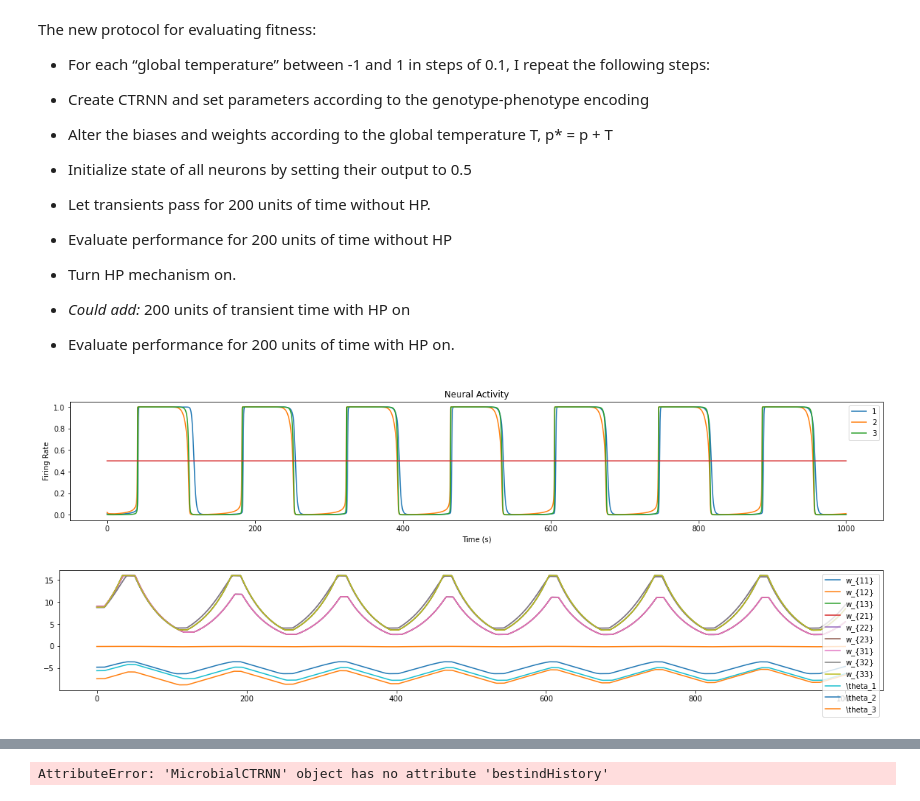
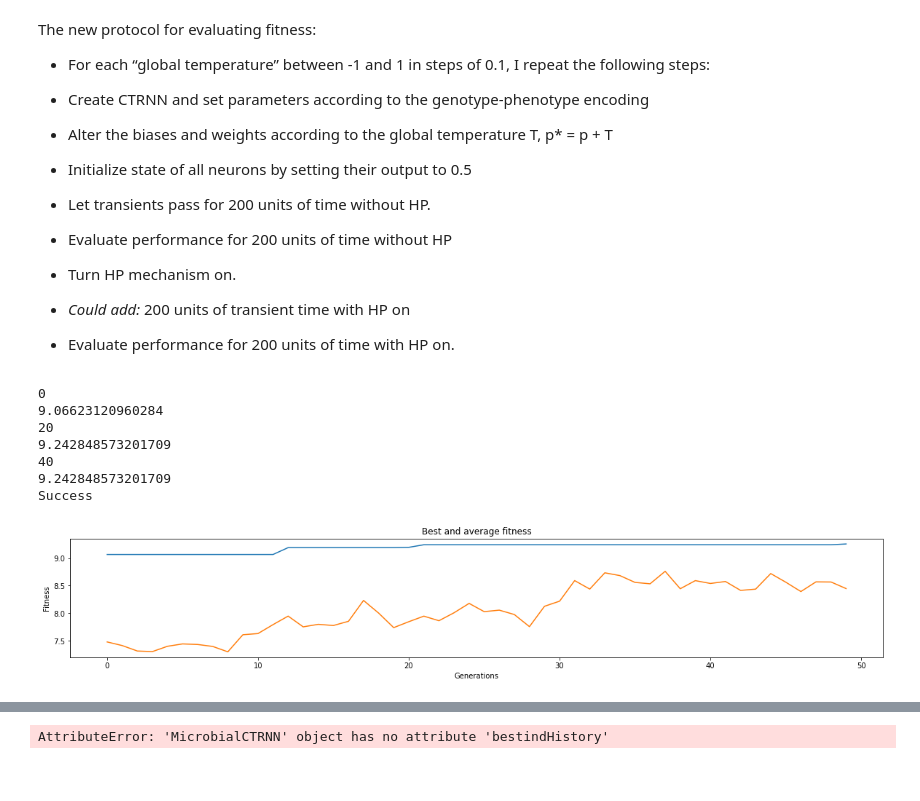
Before and after one commit to ljstolting/PyloricCTRNNHomeostasis, a Jupyter notebook: Rate of Change Evolution.ipynb, the cells around one changed output, grey strips where cells are left out. Saved outputs shown, nothing was run; the diff lists cells and outputs as text; code cells hidden in the pictures; blank space fills up the shorter version.

```diff
--- a/Rate of Change Evolution.ipynb
+++ b/Rate of Change Evolution.ipynb
@@ -8,12 +8,12 @@ from SampleGenerators import randomCTRNNsample
 from HPevolution import *
 from acceptance import *
 # %%
-dt = .025
+dt = .1
 HPgenome3 = np.array([.1,.1,.1,.9,.9,.9,40,20,12/dt])            #3 neurons
 HPgenome4 = np.array([.1,.1,.1,.1,.9,.9,.9,.9,40,20,12/dt])      #4 neruons
 HPgenome5 = np.array([.1,.1,.1,.1,.1,.9,.9,.9,.9,.9,40,20,12/dt])#5 neurons
 # %%
-popsize = 50
+popsize = 10
 CTRNNsample = randomCTRNNsample(3,popsize,1)
 # %% [markdown]
 The new protocol for evaluating fitness:
@@ -31,18 +31,19 @@ The new protocol for evaluating fitness:
 - Evaluate performance for 200 units of time with HP on.
 # %%
 temp_range = [-1,1]
-temp_step = .1
+temp_step = .5
 temp_direction = np.ones(N**2+(2*N))
+temp_direction[-N:] = 0 #not changing time constants with temperature
 
 def fitnessfunc(neurongenome):
     fitness = 0
-    templist = np.arange(temp_range[0],temp_range[1],temp_step)
+    templist = np.linspace(temp_range[0],temp_range[1],num=5)
     for temp in templist:
         CTRNNgenome = neurongenome + temp_direction*temp
         fitness += roc_fitness2(neurongenome,HPgenome3)
     return fitness/len(templist)
 # %%
-generations = 20
+generations = 50
 recombprob = .25
 mutatprob = .25
 
@@ -50,3 +51,11 @@ M = MicrobialCTRNN(fitnessfunc,CTRNNsample,recombprob,mutatprob,generations)
 M.run()
 
 print('Success')
+# %% [output]
+0
+9.06623120960284
+20
+9.242848573201709
+40
+9.242848573201709
+Success
@@ -59,7 +62,4 @@ for i in range(len(C.time)):
-# %%
-C.plot()
-plt.show()
-C.plotparams()
-# %% [output]
-[figure, removed]
-[figure, removed]
+# %%
+M.showFitness()
+# %% [output]
+[figure, added]
```
Also changed, not shown: parts of 6 cells of this notebook, 4 other files.
